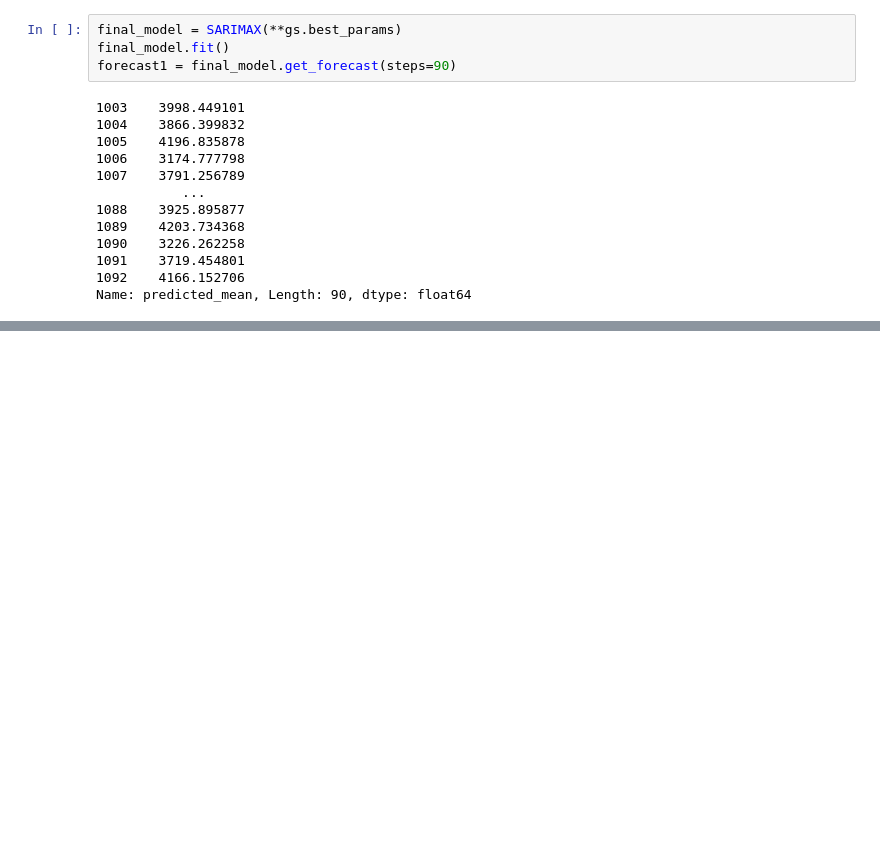
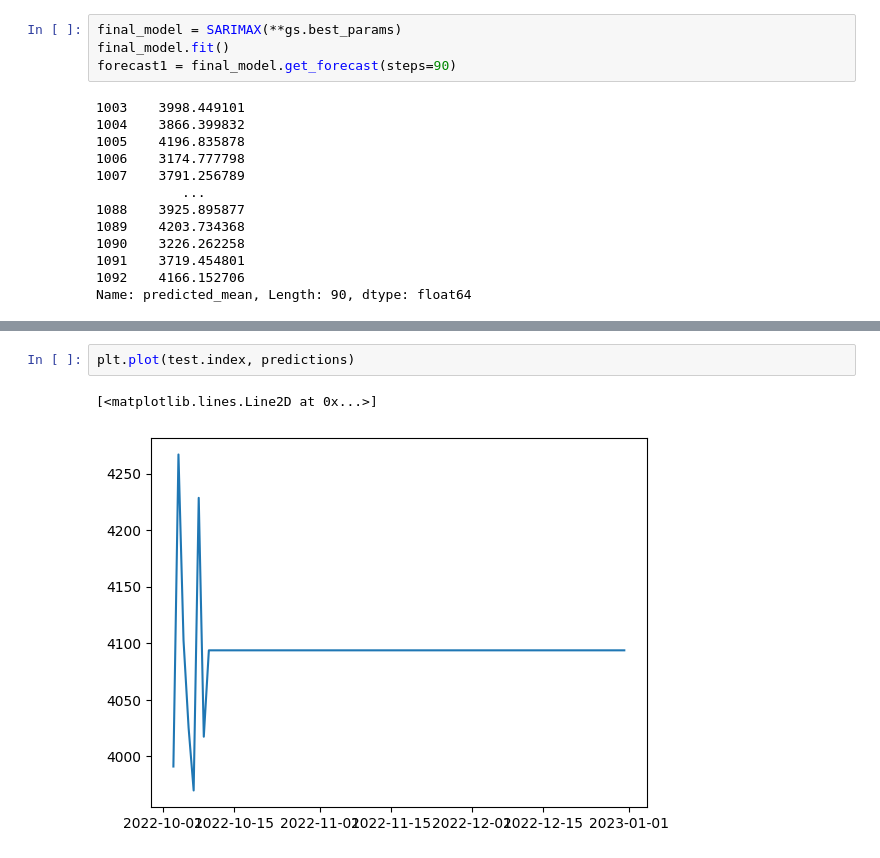
Before and after one commit to Azidalus/Demand-Forecasting-Web-app, a Jupyter notebook: notebooks/model testing.ipynb, the cells around one changed output, grey strips where cells are left out. Cells and saved outputs as stored; diff of their text form; blank space fills up the shorter version.

```diff
--- a/notebooks/model testing.ipynb
+++ b/notebooks/model testing.ipynb
@@ -257,0 +280,5 @@ Name: predicted_mean, Length: 90, dtype: float64
+# %%
+plt.plot(test.index, predictions)
+# %% [output]
+[<matplotlib.lines.Line2D at 0x...>]
+[figure, added]
```
Also changed, not shown: parts of 5 cells of this notebook.
